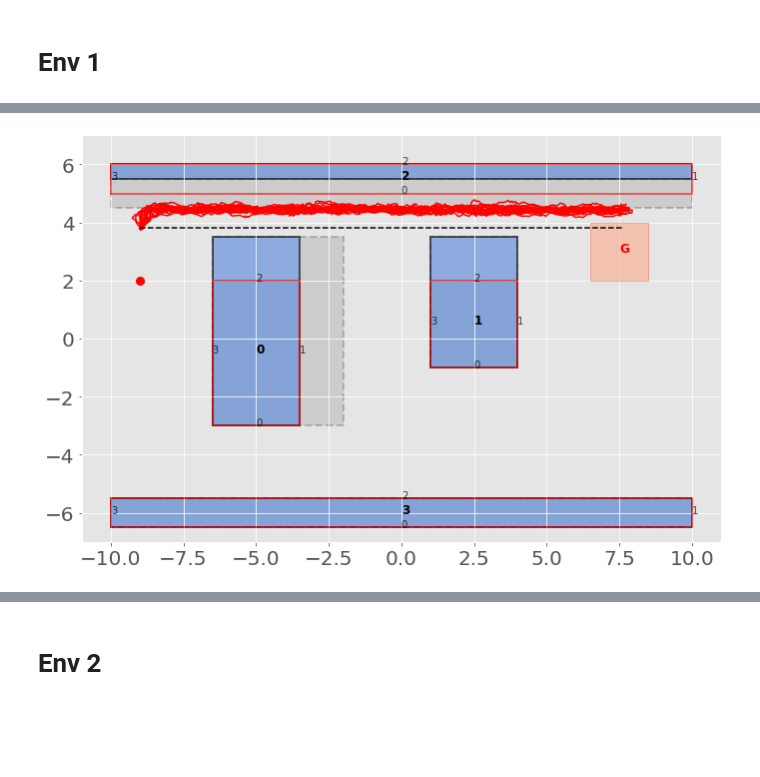
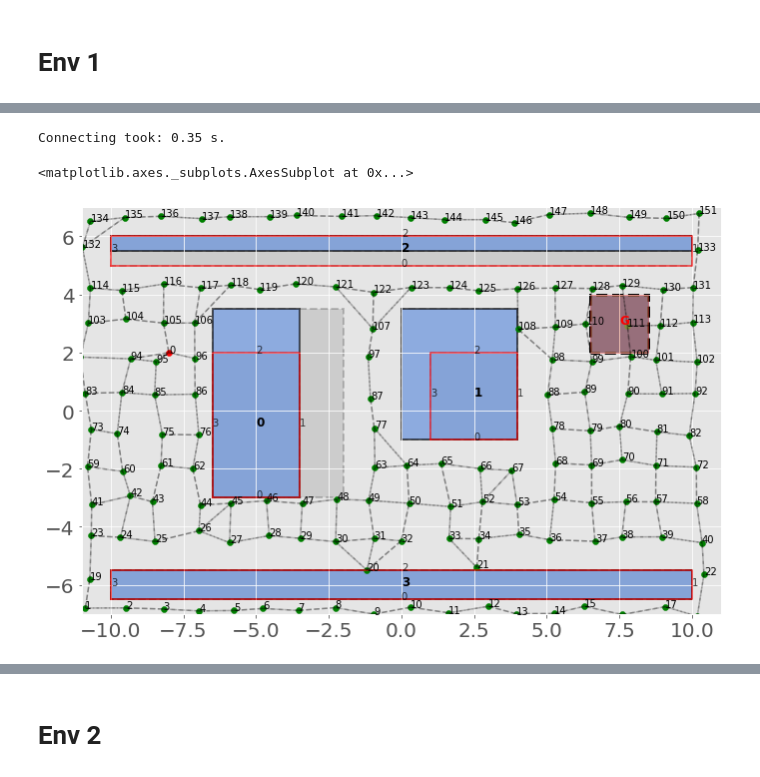
Before and after one commit to zhangvwk/planning-with-map-errors, a Jupyter notebook: environment_examples.ipynb, the cells around one changed output, grey strips where cells are left out. Cells and saved outputs as stored; diff of their text form; code cells hidden in the pictures; blank space fills up the shorter version.

```diff
--- a/environment_examples.ipynb
+++ b/environment_examples.ipynb
@@ -196,24 +198,15 @@ env.plot()
 # %%
 dt = 0.2
 A = np.eye(2); B = dt*np.eye(2)
-Q_lqr = 10*np.eye(2)
-R_lqr = np.eye(2)
+Q_lqr = np.eye(2)
+R_lqr = 0.1*np.eye(2)
 lqr_planner = LQRPlanner(Q_lqr, R_lqr, A, B)
 
-Q = np.eye(2) * 0.001
+dx = 1
+Q = np.eye(2) * 0.005
 R = 0.1
-T = 280
-u_noms = np.zeros((T - 1, 2))
-for t in range(T - 1):
-    u_noms[t] = [0.3, 0]
-x0 = [-9, 3.8]
-x_noms = generate_waypoints(A, B, x0, u_noms)
+T = 50
+x0 = [-8, 2]
 
 x_est_0 = x0
-P_est_0 = np.eye(2)
-
-sim = Simulator(env)
-sim.set_motion(A, B, Q)
-sim.set_obs(R)
-sim.set_gain(lqr_planner.lqr_gain)
-sim.set_init_est(x_est_0, P_est_0)
+P_est_0 = 0.005* np.diag([(x_lims[1] - x_lims[0]), y_lims[1] - y_lims[0]])
@@ -227,9 +212,0 @@ xs, x_ests, x_bars = sim.run(num_iters, x0, 0.0*np.eye(2), x_noms, u_noms)
-# %%
-env.plot()
-x_start = Point(-9, 2)
-x_start.plot()
-goal_region = Rectangle(-1, 6.5,2,2,2,0)
-goal_region.plot(as_goal=True)
-sim.plot_trajs(xs, x_noms)
-# %% [output]
-[figure, removed]
@@ -235,0 +216,13 @@ sim.plot_trajs(xs, x_noms)
+# %%
+x_range = np.array([x_lims, y_lims])
+nsamples = 250
+tol = 1e-2
+g = Graph(x0, x_range, env, lqr_planner)
+g.clear()
+# g.set_samples(samples_shortest)
+# g.set_samples(samples_medium)
+g.set_samples(np.load("samples_env1.dat", allow_pickle=True))
+# %%
+g.build(nsamples, r=2, max_neighbors=3, tol=tol, motion_noise_ratio=0.05)
+# %% [output]
+Connecting took: 0.35 s.
@@ -235,0 +233,8 @@ sim.plot_trajs(xs, x_noms)
+# %%
+fig, ax = plt.subplots()
+g.plot(ax=ax, show_idx=True)
+goal_region.plot(ax=ax,as_goal=True)
+goal_region.as_poly["original"].plot(ax=ax)
+# %% [output]
+<matplotlib.axes._subplots.AxesSubplot at 0x...>
+[figure, added]
```
Also changed, not shown: parts of 32 cells of this notebook, 9 other files.
